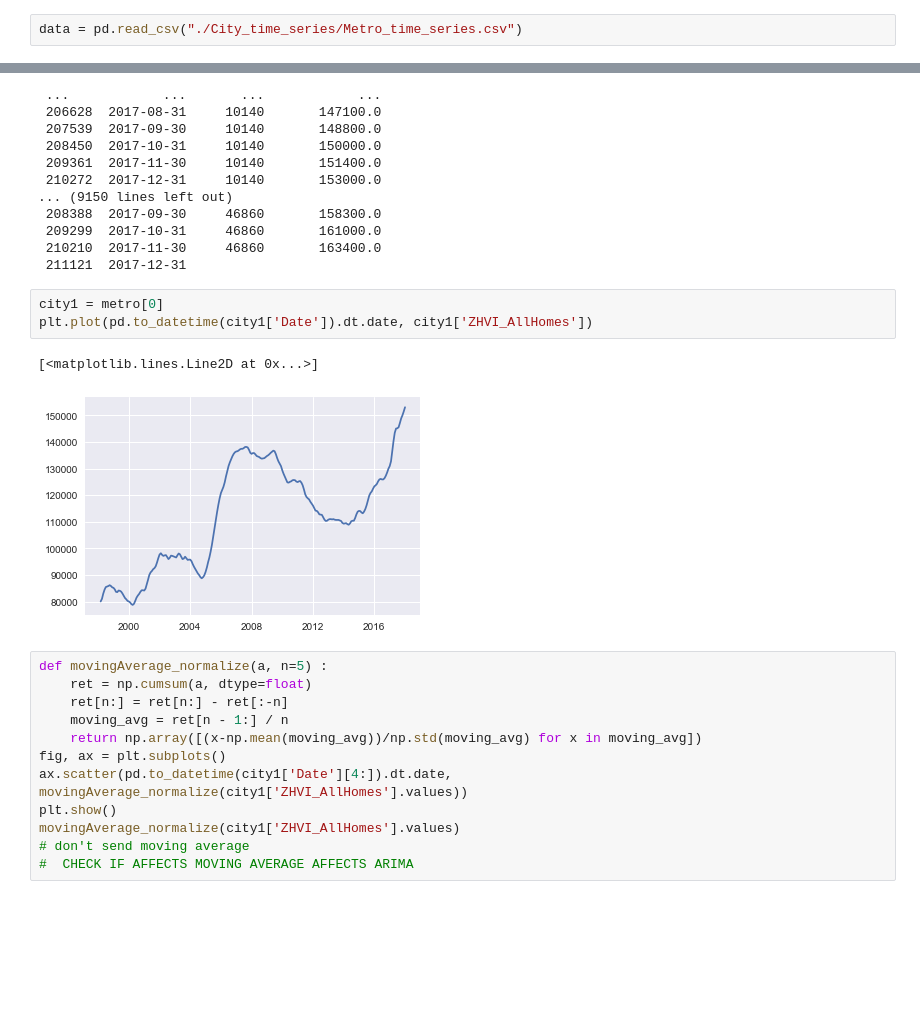
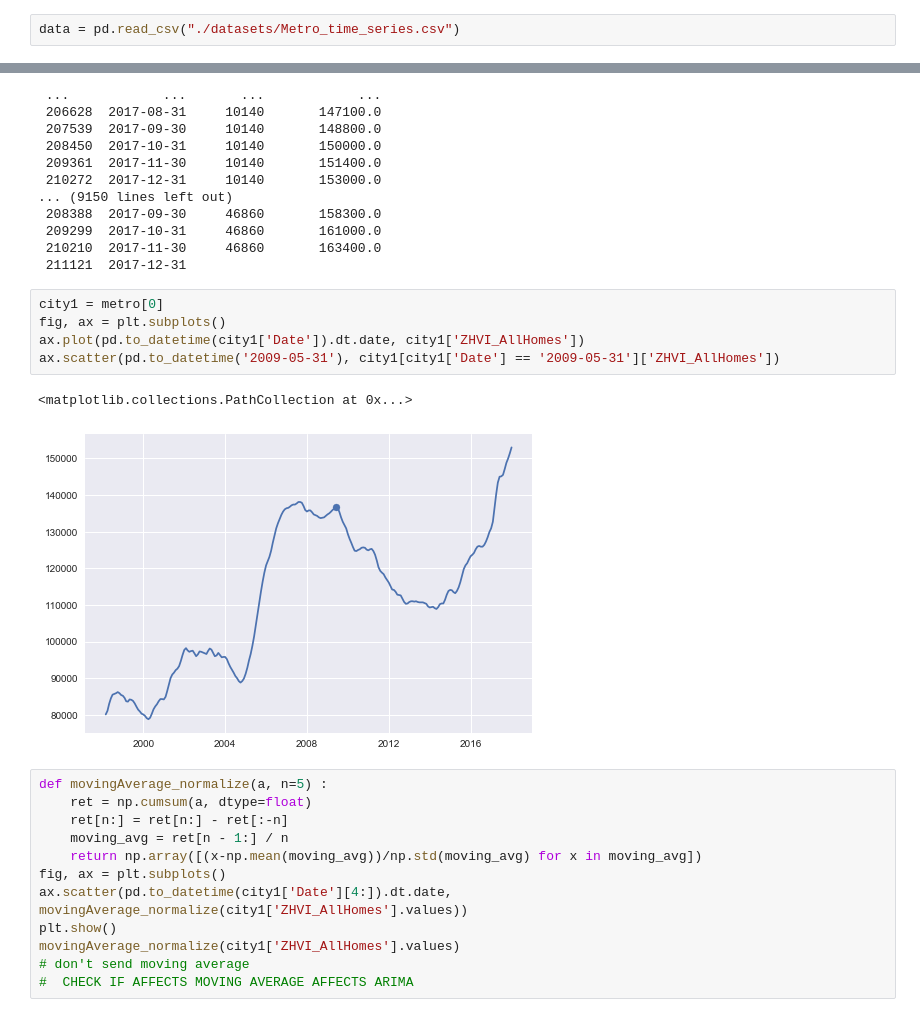
Before and after one commit to agupta01/ds3-zillow, a Jupyter notebook: recessioneffect_2.ipynb, the cells around one changed output, grey strips where cells are left out. Cells and saved outputs as stored; diff of their text form; blank space fills up the shorter version.

```diff
--- a/recessioneffect_2.ipynb
+++ b/recessioneffect_2.ipynb
@@ -10,7 +10,7 @@ import datetime
 from pandas.plotting import register_matplotlib_converters
 register_matplotlib_converters()
 # %%
-data = pd.read_csv("./City_time_series/Metro_time_series.csv")
+data = pd.read_csv("./datasets/Metro_time_series.csv")
 # %%
 cols = ['Date', 'RegionName', 'ZHVI_AllHomes']
 data = data[data['ZHVI_AllHomes'] > 0]
@@ -41,10 +41,12 @@ metro
  211121  2017-12-31
 # %%
 city1 = metro[0]
-plt.plot(pd.to_datetime(city1['Date']).dt.date, city1['ZHVI_AllHomes'])
+fig, ax = plt.subplots()
+ax.plot(pd.to_datetime(city1['Date']).dt.date, city1['ZHVI_AllHomes'])
+ax.scatter(pd.to_datetime('2009-05-31'), city1[city1['Date'] == '2009-05-31']['ZHVI_AllHomes'])
 # %% [output]
-[<matplotlib.lines.Line2D at 0x...>]
+<matplotlib.collections.PathCollection at 0x...>
-[figure, old version]
+[figure, new version]
 # %%
 def movingAverage_normalize(a, n=5) :
     ret = np.cumsum(a, dtype=float)
```
Also changed, not shown: parts of 5 cells of this notebook, 2 other files.
